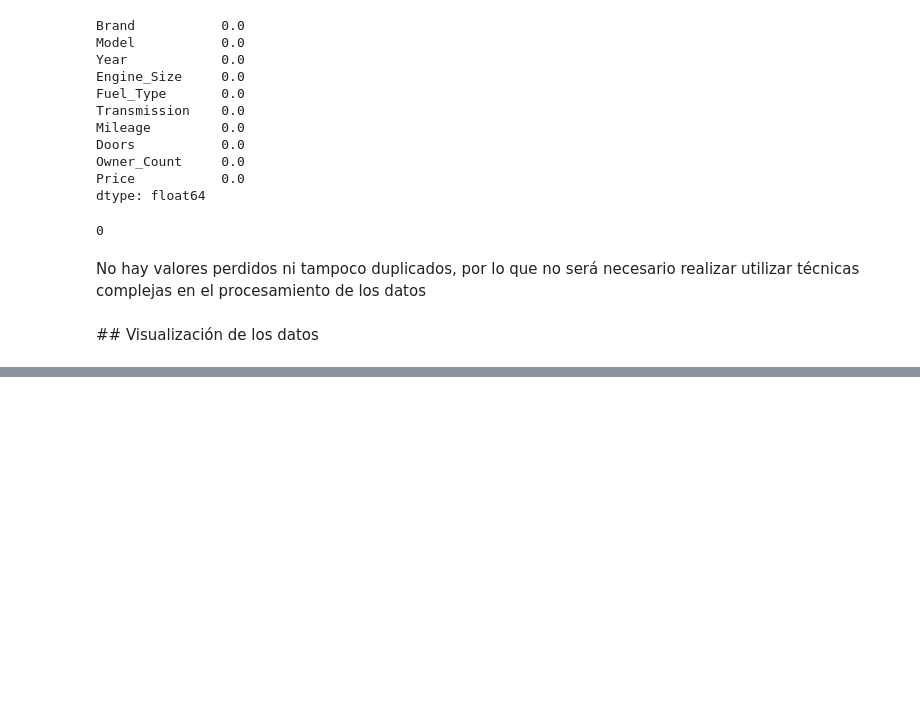
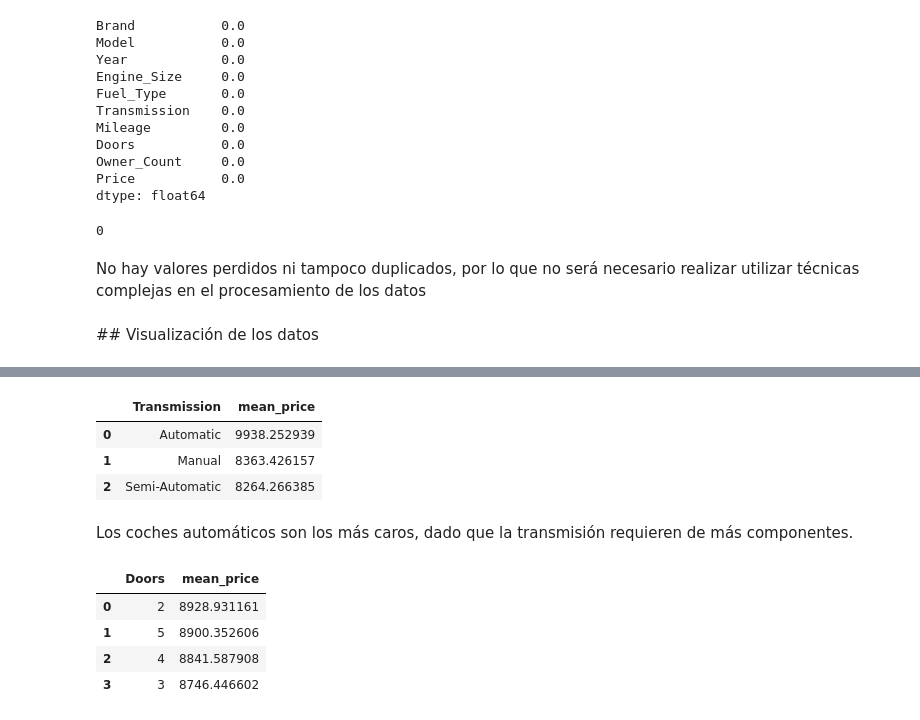
Before and after one commit to nikodyulger/kaggle_notebooks, a Jupyter notebook: tasa-tu-coche.ipynb, the cells around one changed output, grey strips where cells are left out. Cells and saved outputs as stored; diff of their text form; code cells hidden in the pictures; blank space fills up the shorter version.

```diff
--- a/tasa-tu-coche.ipynb
+++ b/tasa-tu-coche.ipynb
@@ -117,0 +256,29 @@ No hay valores perdidos ni tampoco duplicados, por lo que no será necesario rea
+# %%
+(
+    df
+    .groupby(by=['Transmission'], observed=True)
+    .agg(mean_price=('Price', 'mean'))
+    .sort_values(by="mean_price",ascending=False)
+    .reset_index()
+)
+# %% [output]
+|  | Transmission | mean_price |
+| 0 | Automatic | 9938.252939 |
+| 1 | Manual | 8363.426157 |
+| 2 | Semi-Automatic | 8264.266385 |
+# %% [markdown]
+Los coches automáticos son los más caros, dado que la transmisión requieren de más componentes.
+# %%
+(
+    df
+    .groupby(by=['Doors'], observed=True)
+    .agg(mean_price=('Price', 'mean'))
+    .sort_values(by="mean_price",ascending=False)
+    .reset_index()
+)
+# %% [output]
+|  | Doors | mean_price |
+| 0 | 2 | 8928.931161 |
+| 1 | 5 | 8900.352606 |
+| 2 | 4 | 8841.587908 |
+| 3 | 3 | 8746.446602 |
```
Also changed, not shown: parts of 29 cells of this notebook.
